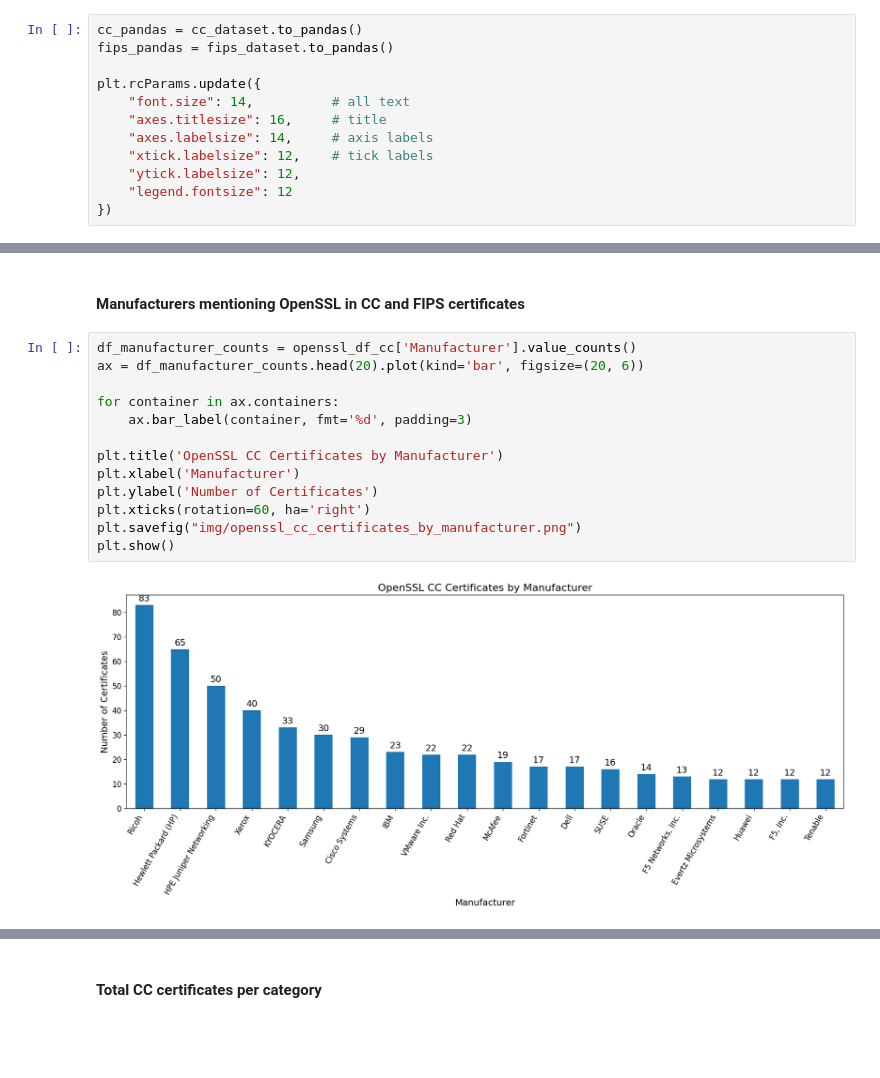
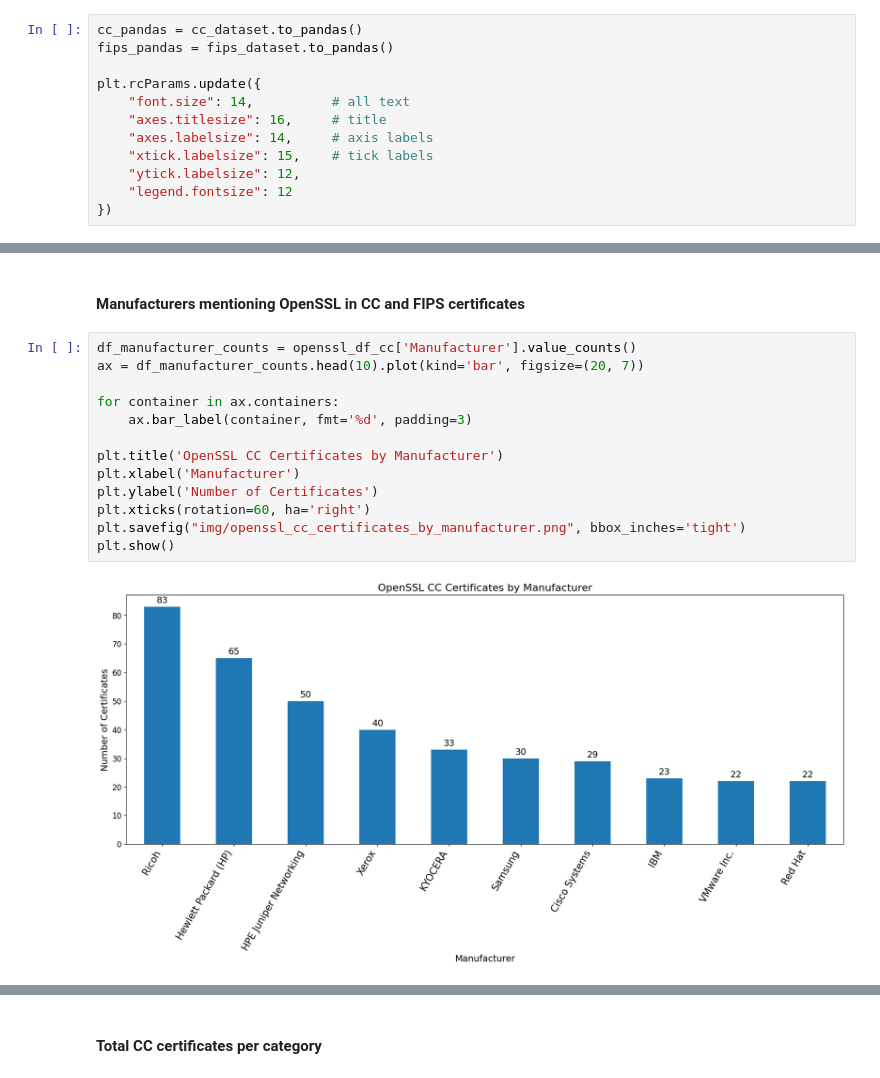
Before and after one commit to mr-akiio/thesis-code, a Jupyter notebook: notebooks/combined_cc_fips.ipynb, the cells around one changed output, grey strips where cells are left out. Drawn from its saved outputs; the diff is of its cells as text; blank space fills up the shorter version.

```diff
--- a/notebooks/combined_cc_fips.ipynb
+++ b/notebooks/combined_cc_fips.ipynb
@@ -71,7 +71,7 @@ plt.rcParams.update({
     "font.size": 14,          # all text
     "axes.titlesize": 16,     # title
     "axes.labelsize": 14,     # axis labels
-    "xtick.labelsize": 12,    # tick labels
+    "xtick.labelsize": 15,    # tick labels
     "ytick.labelsize": 12,
     "legend.fontsize": 12
 })
@@ -281,18 +310,18 @@ plt.show()
 #### Manufacturers mentioning OpenSSL in CC and FIPS certificates
 # %%
 df_manufacturer_counts = openssl_df_cc['Manufacturer'].value_counts()
-ax = df_manufacturer_counts.head(20).plot(kind='bar', figsize=(20, 6))
+ax = df_manufacturer_counts.head(10).plot(kind='bar', figsize=(20, 7))
 
 for container in ax.containers:
     ax.bar_label(container, fmt='%d', padding=3)
 
 plt.title('OpenSSL CC Certificates by Manufacturer')
 plt.xlabel('Manufacturer')
 plt.ylabel('Number of Certificates')
 plt.xticks(rotation=60, ha='right')
-plt.savefig("img/openssl_cc_certificates_by_manufacturer.png")
+plt.savefig("img/openssl_cc_certificates_by_manufacturer.png", bbox_inches='tight')
 plt.show()
 # %% [output]
-[figure, old version]
+[figure, new version]
 # %%
 df_manufacturer_counts = openssl_df_fips['Manufacturer'].value_counts()
```
Also changed, not shown: parts of 6 cells of this notebook, 4 other files.
